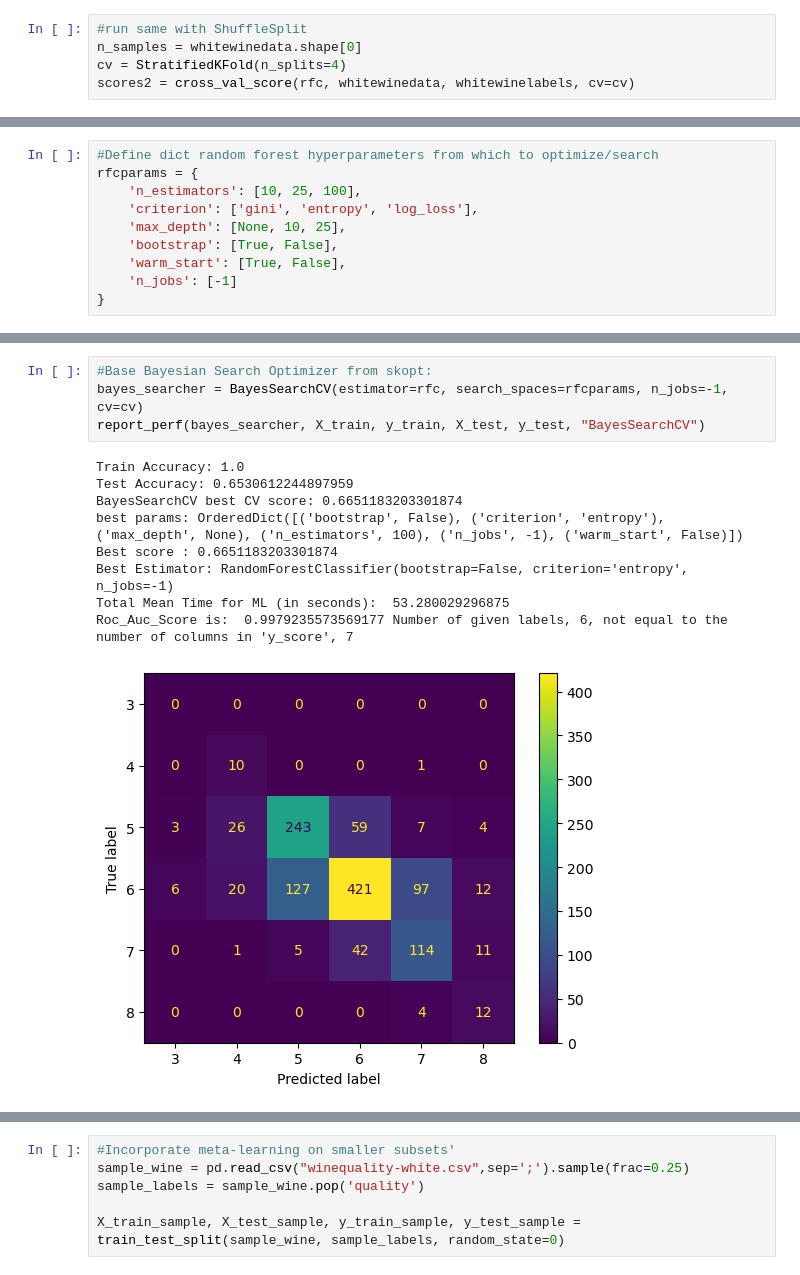
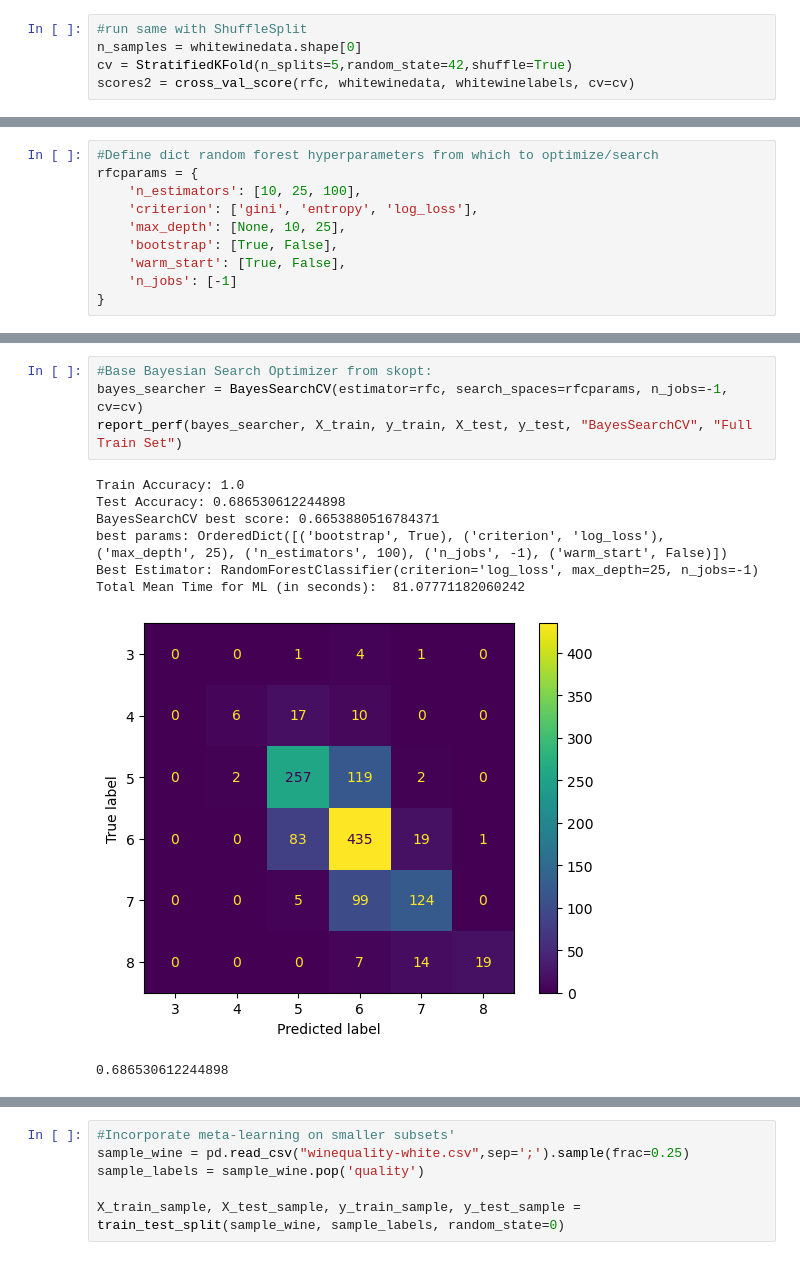
Before and after one commit to COSC5557/hyperparameter-optimization-lrstafford, a Jupyter notebook: Exercise4_RFC.ipynb, the cells around one changed output, grey strips where cells are left out. Drawn from its saved outputs; the diff is of its cells as text.

```diff
--- a/Exercise4_RFC.ipynb
+++ b/Exercise4_RFC.ipynb
@@ -46,7 +102,7 @@ print(scores)
 # %%
 #run same with ShuffleSplit
 n_samples = whitewinedata.shape[0]
-cv = StratifiedKFold(n_splits=4)
+cv = StratifiedKFold(n_splits=5,random_state=42,shuffle=True)
 scores2 = cross_val_score(rfc, whitewinedata, whitewinelabels, cv=cv)
 # %%
 print(scores2)
@@ -132,17 +188,16 @@ Roc_Auc_Score is:  0.997967876875421 Number of given labels, 6, not equal to the
 # %%
 #Base Bayesian Search Optimizer from skopt:
 bayes_searcher = BayesSearchCV(estimator=rfc, search_spaces=rfcparams, n_jobs=-1, cv=cv)
-report_perf(bayes_searcher, X_train, y_train, X_test, y_test, "BayesSearchCV")
+report_perf(bayes_searcher, X_train, y_train, X_test, y_test, "BayesSearchCV", "Full Train Set")
 # %% [output]
 Train Accuracy: 1.0
-Test Accuracy: 0.6530612244897959
-BayesSearchCV best CV score: 0.6651183203301874
-best params: OrderedDict([('bootstrap', False), ('criterion', 'entropy'), ('max_depth', None), ('n_estimators', 100), ('n_jobs', -1), ('warm_start', False)])
-Best score : 0.6651183203301874
-Best Estimator: RandomForestClassifier(bootstrap=False, criterion='entropy', n_jobs=-1)
-Total Mean Time for ML (in seconds):  53.280029296875
-Roc_Auc_Score is:  0.9979235573569177 Number of given labels, 6, not equal to the number of columns in 'y_score', 7
+Test Accuracy: 0.686530612244898
+BayesSearchCV best score: 0.6653880516784371
+best params: OrderedDict([('bootstrap', True), ('criterion', 'log_loss'), ('max_depth', 25), ('n_estimators', 100), ('n_jobs', -1), ('warm_start', False)])
+Best Estimator: RandomForestClassifier(criterion='log_loss', max_depth=25, n_jobs=-1)
+Total Mean Time for ML (in seconds):  81.07771182060242
-[figure, old version]
+[figure, new version]
+0.686530612244898
 # %%
 #Try with dumb randomized searcher
 rand_searcher = RandomizedSearchCV(estimator=rfc, param_distributions=rfcparams, n_jobs=-1, cv=cv)
```
Also changed, not shown: parts of 16 cells of this notebook, 9 other files.
